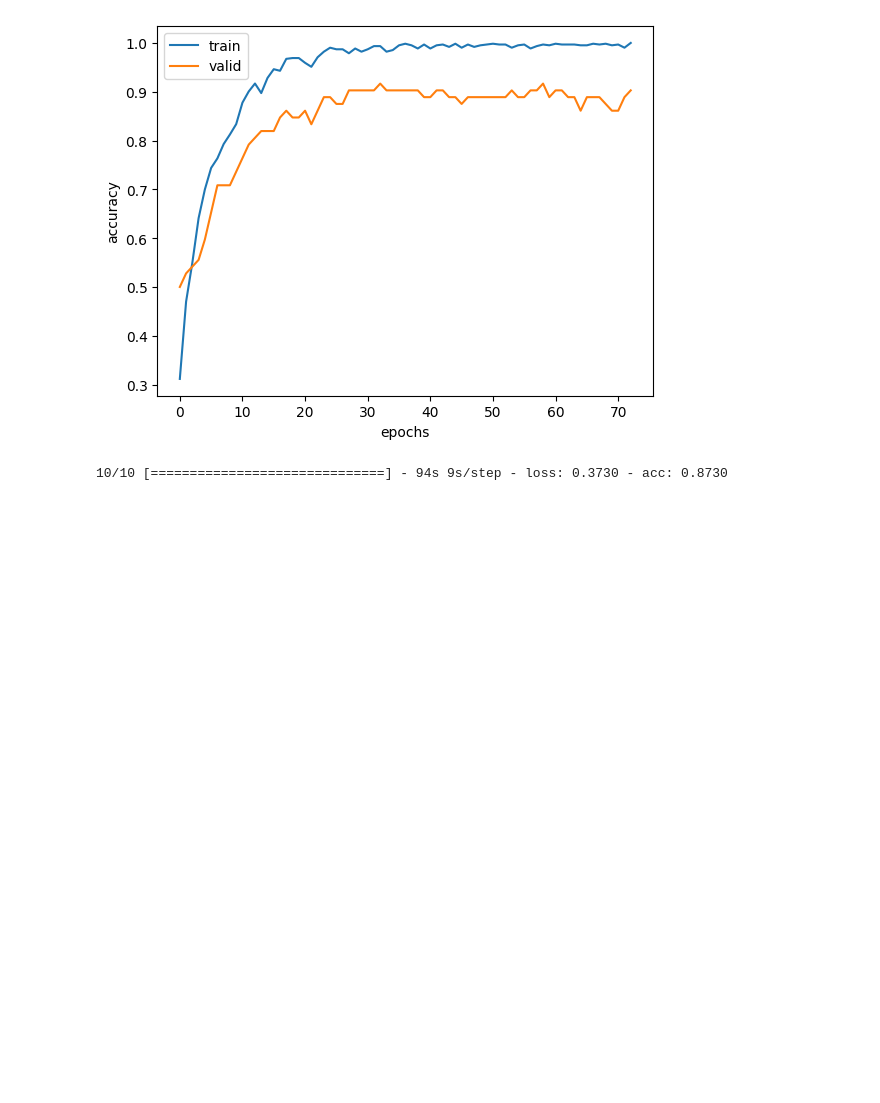
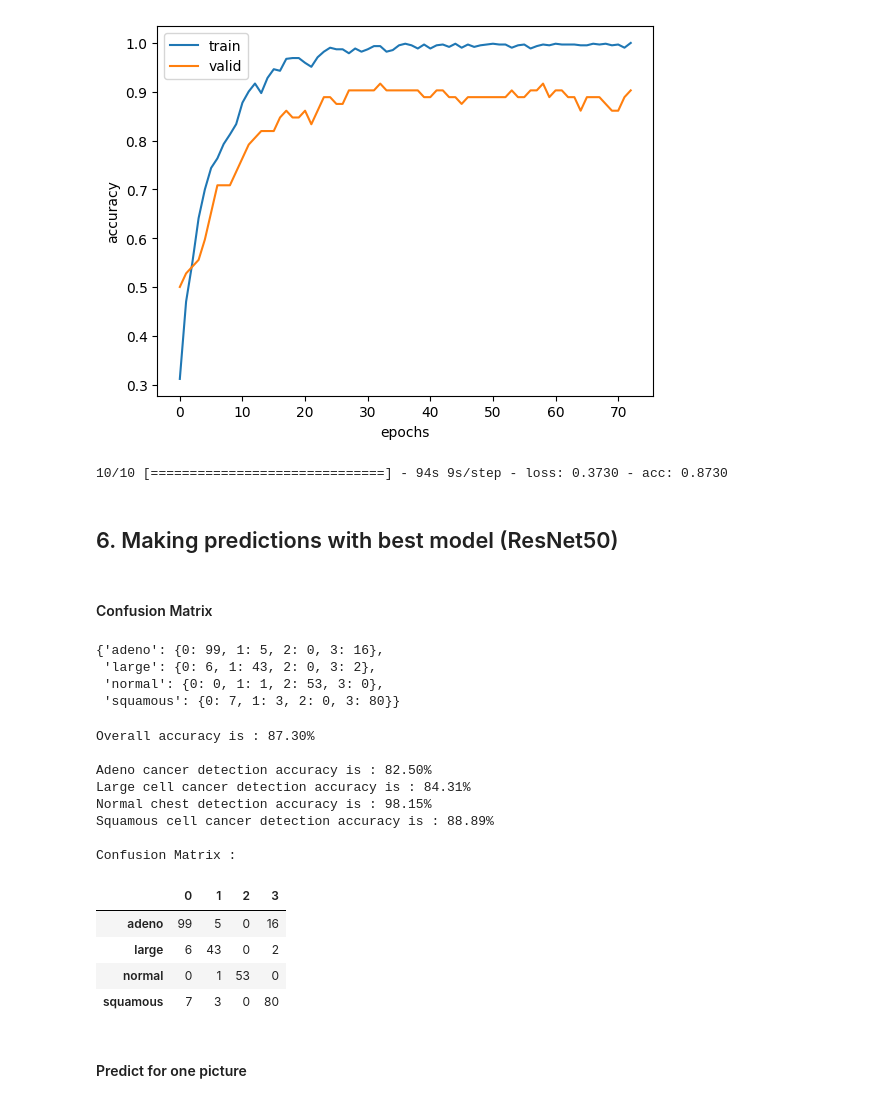
Before and after one commit to abdouaaba/Lung-Cancer-Detection, a Jupyter notebook: notebook.ipynb, the cells around one changed output. Drawn from its saved outputs; the diff is of its cells as text; code cells hidden in the pictures; blank space fills up the shorter version.

Commit message:
predecting with best model + accuracy confusion matrix

```diff
--- a/notebook.ipynb
+++ b/notebook.ipynb
@@ -371,3 +371,62 @@ plt.show()
 result = resnet_model.evaluate(test_generator)
 # %% [output]
 10/10 [==============================] - 94s 9s/step - loss: 0.3730 - acc: 0.8730
+# %% [markdown]
+## 6. Making predictions with best model (ResNet50)
+# %%
+from keras.models import load_model
+resnet50_model = load_model('finalmodel-ResNet50.hdf5')
+# %% [markdown]
+#### Confusion Matrix
+# %%
+paths = ["data/test/adenocarcinoma/", "data/test/large.cell.carcinoma/", "data/test/normal/", "data/test/squamous.cell.carcinoma/"]
+results = {"adeno":{0:0, 1:0, 2:0, 3:0},
+            "large":{0:0, 1:0, 2:0, 3:0},
+            "normal":{0:0, 1:0, 2:0, 3:0},
+            "squamous":{0:0, 1:0, 2:0, 3:0}}
+
+for path, key in zip(paths, results.keys()):
+
+    for file in os.listdir(path):
+        img = tf.keras.utils.load_img(
+            (path + file), target_size=(460, 460)
+        )
+        img_array = tf.keras.utils.img_to_array(img)
+        img_array = tf.expand_dims(img_array, 0)
+        prediction = resnet50_model.predict(img_array, verbose=0)
+        results[key][np.argmax(prediction)] = results.get(key).get(np.argmax(prediction),0) + 1
+
+results
+# %% [output]
+{'adeno': {0: 99, 1: 5, 2: 0, 3: 16},
+ 'large': {0: 6, 1: 43, 2: 0, 3: 2},
+ 'normal': {0: 0, 1: 1, 2: 53, 3: 0},
+ 'squamous': {0: 7, 1: 3, 2: 0, 3: 80}}
+# %%
+df = pd.DataFrame(results)
+
+print("Overall accuracy is : {:.2f}%\n".format((df["adeno"][0] + df["large"][1] + df["normal"][2] + df["squamous"][3]) / 315 * 100))
+
+print("Adeno cancer detection accuracy is : {:.2f}%".format(df["adeno"][0] / df["adeno"].sum() * 100))
+print("Large cell cancer detection accuracy is : {:.2f}%".format(df["large"][1] / df["large"].sum() * 100))
+print("Normal chest detection accuracy is : {:.2f}%".format(df["normal"][2] / df["normal"].sum() * 100))
+print("Squamous cell cancer detection accuracy is : {:.2f}%".format(df["squamous"][3] / df["squamous"].sum() * 100))
+
+print("\nConfusion Matrix :")
+df.transpose()
+# %% [output]
+Overall accuracy is : 87.30%
+
+Adeno cancer detection accuracy is : 82.50%
+Large cell cancer detection accuracy is : 84.31%
+Normal chest detection accuracy is : 98.15%
+Squamous cell cancer detection accuracy is : 88.89%
+
+Confusion Matrix :
+|  | 0 | 1 | 2 | 3 |
+| adeno | 99 | 5 | 0 | 16 |
+| large | 6 | 43 | 0 | 2 |
+| normal | 0 | 1 | 53 | 0 |
+| squamous | 7 | 3 | 0 | 80 |
+# %% [markdown]
+#### Predict for one picture
```
Also changed, not shown: parts of 1 cell of this notebook.
